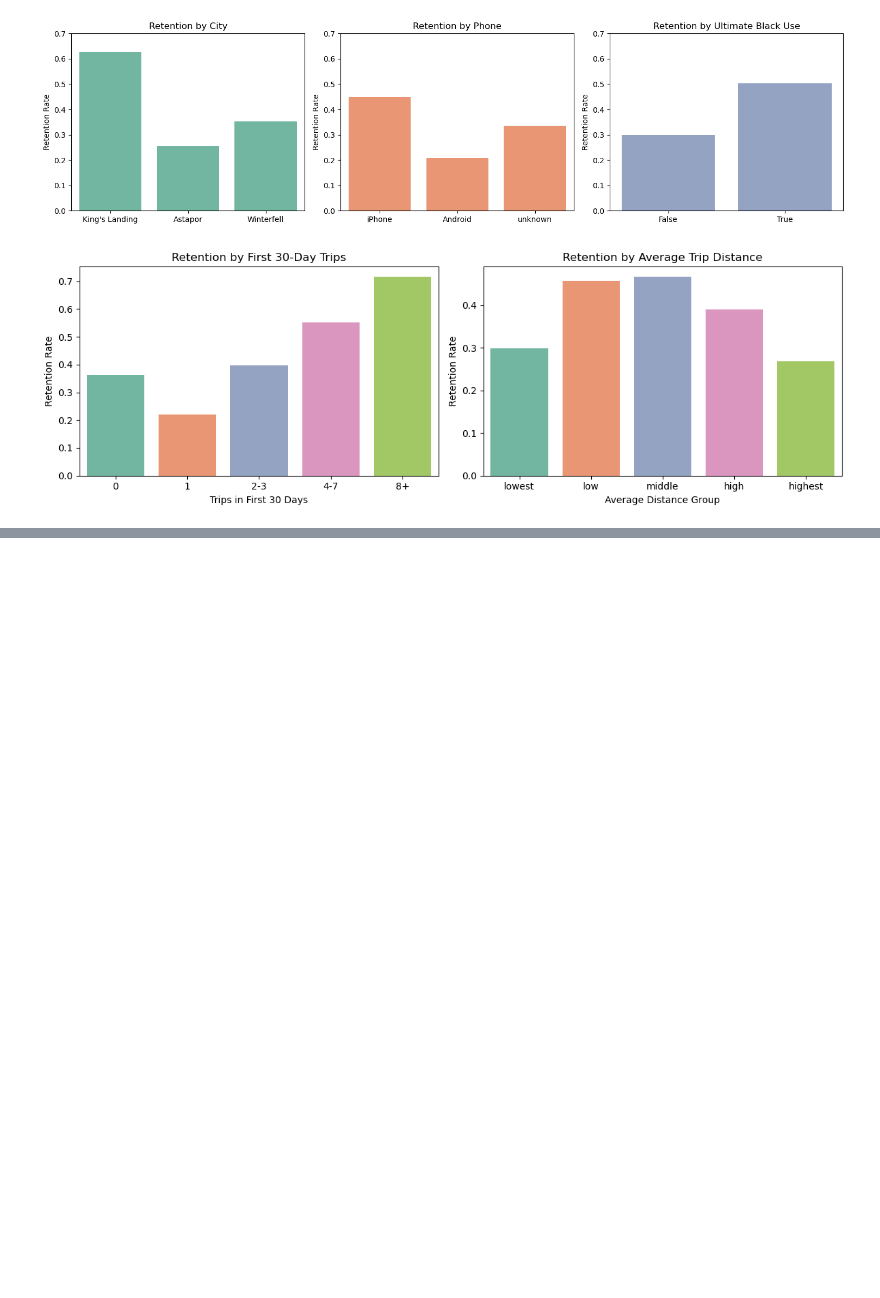
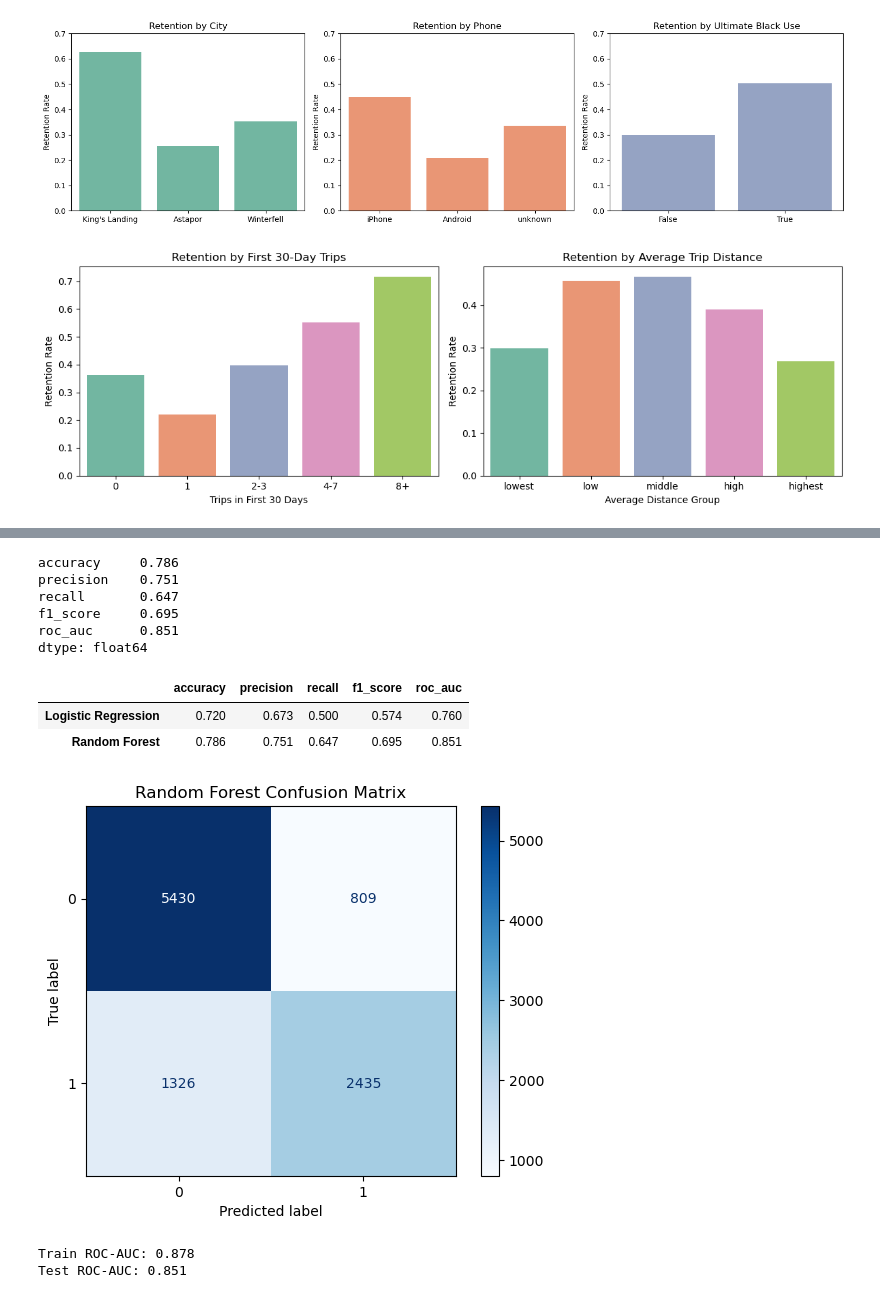
Before and after one commit to coco-martinez/springboard, a Jupyter notebook: ultimate_challenge/ultimate_data_science_challenge.ipynb, the cells around one changed output, grey strips where cells are left out. Cells and saved outputs as stored; diff of their text form; code cells hidden in the pictures; blank space fills up the shorter version.

```diff
--- a/ultimate_challenge/ultimate_data_science_challenge.ipynb
+++ b/ultimate_challenge/ultimate_data_science_challenge.ipynb
@@ -636,0 +810,10 @@ plt.show()
+# %%
+from sklearn.ensemble import RandomForestClassifier
+
+forest_model = Pipeline([
+    ('preprocessor', preprocessor),
+    ('model', RandomForestClassifier(
+        n_estimators=200, max_depth=10,
+        min_samples_leaf=5, random_state=42))])
+
+forest_model.fit(X_train, y_train)
@@ -636,0 +838,47 @@ plt.show()
+# %%
+forest_pred = forest_model.predict(X_test)
+forest_prob = forest_model.predict_proba(X_test)[:, 1]
+
+forest_results = {
+    'accuracy': accuracy_score(y_test, forest_pred),
+    'precision': precision_score(y_test, forest_pred),
+    'recall': recall_score(y_test, forest_pred),
+    'f1_score': f1_score(y_test, forest_pred),
+    'roc_auc': roc_auc_score(y_test, forest_prob)}
+
+pd.Series(forest_results).round(3)
+# %% [output]
+accuracy     0.786
+precision    0.751
+recall       0.647
+f1_score     0.695
+roc_auc      0.851
+dtype: float64
+# %%
+model_comparison = pd.DataFrame({
+    'Logistic Regression': results,
+    'Random Forest': forest_results}).T.round(3)
+
+model_comparison
+# %% [output]
+|  | accuracy | precision | recall | f1_score | roc_auc |
+| Logistic Regression | 0.720 | 0.673 | 0.500 | 0.574 | 0.760 |
+| Random Forest | 0.786 | 0.751 | 0.647 | 0.695 | 0.851 |
+# %%
+ConfusionMatrixDisplay.from_predictions(
+    y_test, forest_pred, cmap='Blues')
+
+plt.title('Random Forest Confusion Matrix')
+plt.show()
+# %% [output]
+[figure, added]
+# %%
+forest_train_prob = forest_model.predict_proba(X_train)[:, 1]
+
+print('Train ROC-AUC:', round(
+    roc_auc_score(y_train, forest_train_prob), 3))
+print('Test ROC-AUC:', round(
+    roc_auc_score(y_test, forest_prob), 3))
+# %% [output]
+Train ROC-AUC: 0.878
+Test ROC-AUC: 0.851
```
Also changed, not shown: parts of 31 cells of this notebook.
